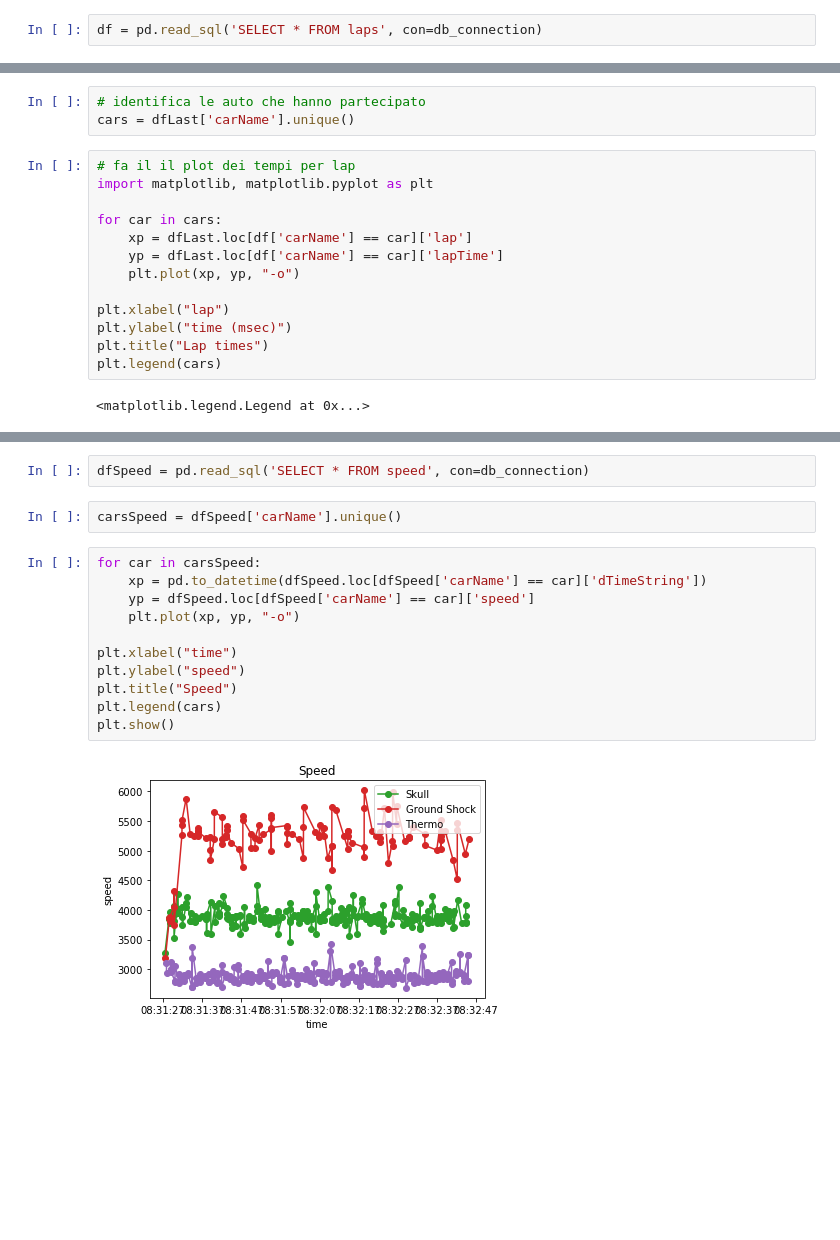
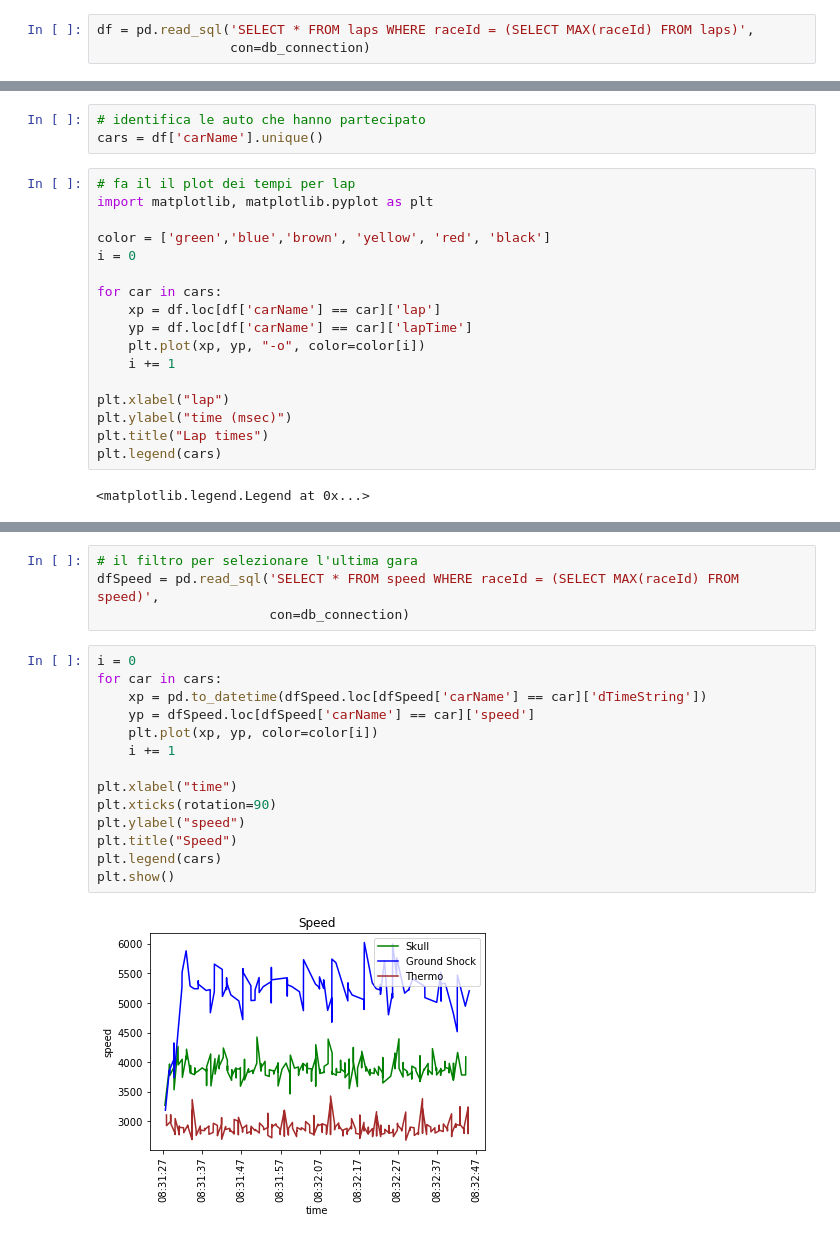
Before and after one commit to luigisaetta/iot-anki-simulator, a Jupyter notebook: Mysqlpandas1.ipynb, the cells around one changed output, grey strips where cells are left out. Saved outputs shown, nothing was run; the diff lists cells and outputs as text; blank space fills up the shorter version.

```diff
--- a/Mysqlpandas1.ipynb
+++ b/Mysqlpandas1.ipynb
@@ -8,5 +8,6 @@ db_connection = sql.connect(host='52.208.150.140', database='home1', user='anki'
 # %%
-df = pd.read_sql('SELECT * FROM laps', con=db_connection)
+df = pd.read_sql('SELECT * FROM laps WHERE raceId = (SELECT MAX(raceId) FROM laps)',
+                 con=db_connection)
 # %%
 df
 # %% [output]
@@ -36,14 +31,18 @@ dfLast = df.loc[df['raceId'] == lastRace]
 # %%
 # identifica le auto che hanno partecipato
-cars = dfLast['carName'].unique()
+cars = df['carName'].unique()
 # %%
 # fa il il plot dei tempi per lap
 import matplotlib, matplotlib.pyplot as plt
 
+color = ['green','blue','brown', 'yellow', 'red', 'black']
+i = 0
+
 for car in cars:
-    xp = dfLast.loc[df['carName'] == car]['lap']
-    yp = dfLast.loc[df['carName'] == car]['lapTime']
-    plt.plot(xp, yp, "-o")
+    xp = df.loc[df['carName'] == car]['lap']
+    yp = df.loc[df['carName'] == car]['lapTime']
+    plt.plot(xp, yp, "-o", color=color[i])
+    i += 1
 
 plt.xlabel("lap")
 plt.ylabel("time (msec)")
@@ -58,17 +57,20 @@ plt.show()
 # %%
-dfSpeed = pd.read_sql('SELECT * FROM speed', con=db_connection)
+# il filtro per selezionare l'ultima gara
+dfSpeed = pd.read_sql('SELECT * FROM speed WHERE raceId = (SELECT MAX(raceId) FROM speed)',
+                      con=db_connection)
-# %%
-carsSpeed = dfSpeed['carName'].unique()
 # %%
-for car in carsSpeed:
+i = 0
+for car in cars:
     xp = pd.to_datetime(dfSpeed.loc[dfSpeed['carName'] == car]['dTimeString'])
     yp = dfSpeed.loc[dfSpeed['carName'] == car]['speed']
-    plt.plot(xp, yp, "-o")
+    plt.plot(xp, yp, color=color[i])
+    i += 1
 
 plt.xlabel("time")
+plt.xticks(rotation=90)
 plt.ylabel("speed")
 plt.title("Speed")
 plt.legend(cars)
 plt.show()
 # %% [output]
-[figure, old version]
+[figure, new version]
```
Also changed, not shown: parts of 7 cells of this notebook.
